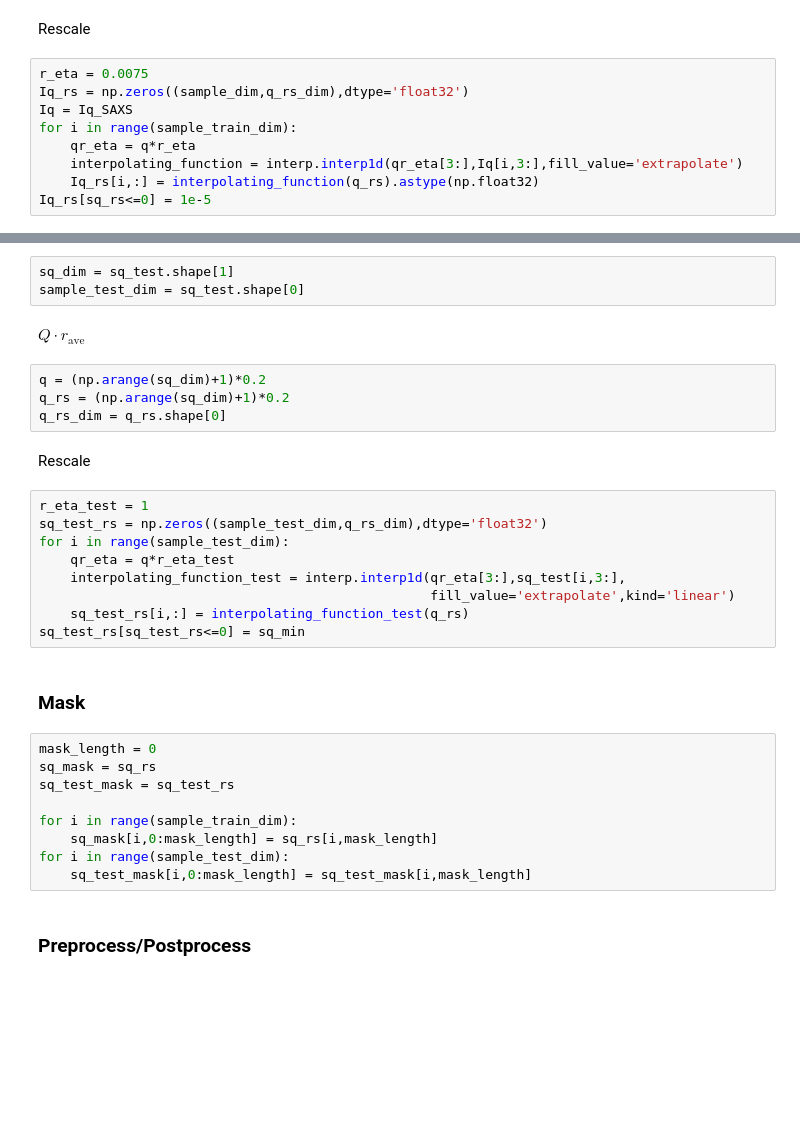
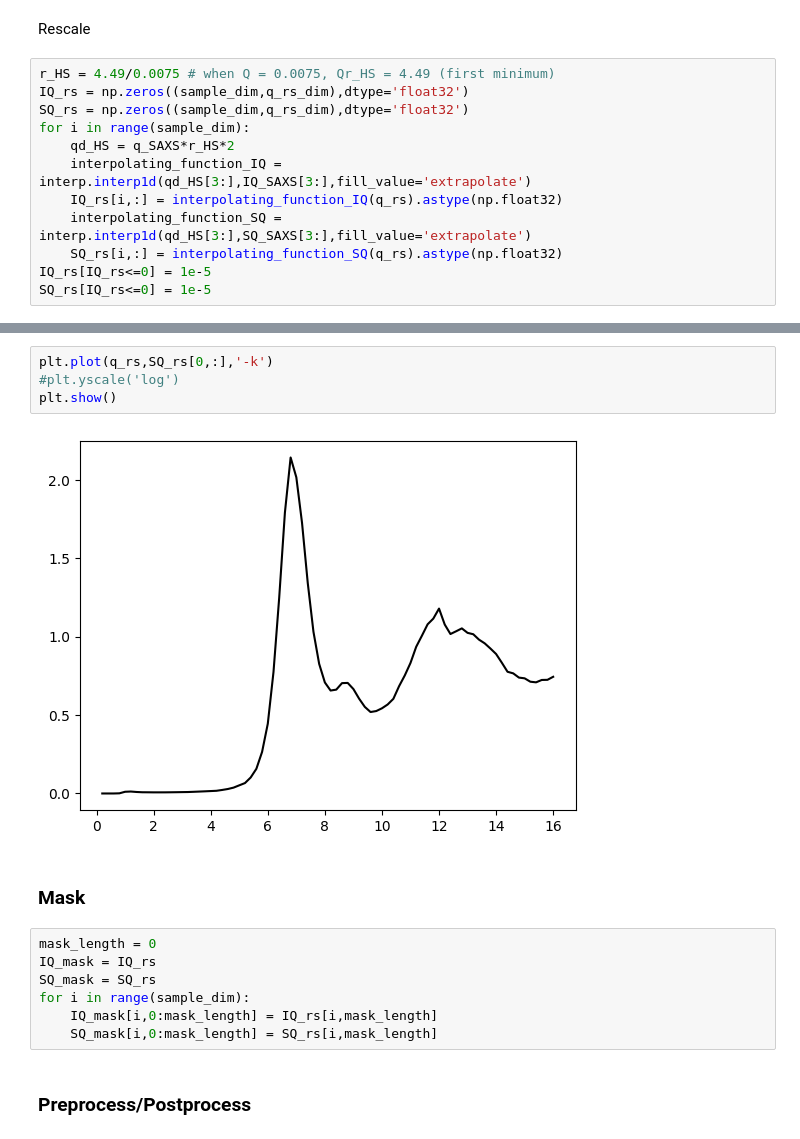
Before and after one commit to ch-tung/SQ_VAE, a Jupyter notebook: Fit_cVAE_SAXS.ipynb, the cells around one changed output, grey strips where cells are left out. Cells and saved outputs as stored; diff of their text form; blank space fills up the shorter version.

Commit message:
test on SAXS data

```diff
--- a/Fit_cVAE_SAXS.ipynb
+++ b/Fit_cVAE_SAXS.ipynb
@@ -71,11 +76,14 @@ q_rs_dim = q_rs.shape[0]
 # %% [markdown]
 Rescale
 # %%
-r_eta = 0.0075
-Iq_rs = np.zeros((sample_dim,q_rs_dim),dtype='float32')
-Iq = Iq_SAXS
-for i in range(sample_train_dim):
-    qr_eta = q*r_eta
-    interpolating_function = interp.interp1d(qr_eta[3:],Iq[i,3:],fill_value='extrapolate')
-    Iq_rs[i,:] = interpolating_function(q_rs).astype(np.float32)
-Iq_rs[sq_rs<=0] = 1e-5
+r_HS = 4.49/0.0075 # when Q = 0.0075, Qr_HS = 4.49 (first minimum)
+IQ_rs = np.zeros((sample_dim,q_rs_dim),dtype='float32')
+SQ_rs = np.zeros((sample_dim,q_rs_dim),dtype='float32')
+for i in range(sample_dim):
+    qd_HS = q_SAXS*r_HS*2
+    interpolating_function_IQ = interp.interp1d(qd_HS[3:],IQ_SAXS[3:],fill_value='extrapolate')
+    IQ_rs[i,:] = interpolating_function_IQ(q_rs).astype(np.float32)
+    interpolating_function_SQ = interp.interp1d(qd_HS[3:],SQ_SAXS[3:],fill_value='extrapolate')
+    SQ_rs[i,:] = interpolating_function_SQ(q_rs).astype(np.float32)
+IQ_rs[IQ_rs<=0] = 1e-5
+SQ_rs[IQ_rs<=0] = 1e-5
@@ -112,34 +90,18 @@ lnA_test = np.log(A_test)
-# %%
-sq_dim = sq_test.shape[1]
-sample_test_dim = sq_test.shape[0]
-# %% [markdown]
-$Q\cdot r_\textrm{ave}$
-# %%
-q = (np.arange(sq_dim)+1)*0.2
-q_rs = (np.arange(sq_dim)+1)*0.2
-q_rs_dim = q_rs.shape[0]
-# %% [markdown]
-Rescale
-# %%
-r_eta_test = 1
-sq_test_rs = np.zeros((sample_test_dim,q_rs_dim),dtype='float32')
-for i in range(sample_test_dim):
-    qr_eta = q*r_eta_test
-    interpolating_function_test = interp.interp1d(qr_eta[3:],sq_test[i,3:],
-                                                  fill_value='extrapolate',kind='linear')
-    sq_test_rs[i,:] = interpolating_function_test(q_rs)
-sq_test_rs[sq_test_rs<=0] = sq_min
+# %%
+plt.plot(q_rs,SQ_rs[0,:],'-k')
+#plt.yscale('log')
+plt.show()
+# %% [output]
+[figure, added]
 # %% [markdown]
 ### Mask
 # %%
 mask_length = 0
-sq_mask = sq_rs
-sq_test_mask = sq_test_rs
-
-for i in range(sample_train_dim):
-    sq_mask[i,0:mask_length] = sq_rs[i,mask_length]
-for i in range(sample_test_dim):
-    sq_test_mask[i,0:mask_length] = sq_test_mask[i,mask_length]
+IQ_mask = IQ_rs
+SQ_mask = SQ_rs
+for i in range(sample_dim):
+    IQ_mask[i,0:mask_length] = IQ_rs[i,mask_length]
+    SQ_mask[i,0:mask_length] = SQ_rs[i,mask_length]
 # %% [markdown]
 ### Preprocess/Postprocess
 # %%
```
Also changed, not shown: parts of 16 cells of this notebook.
